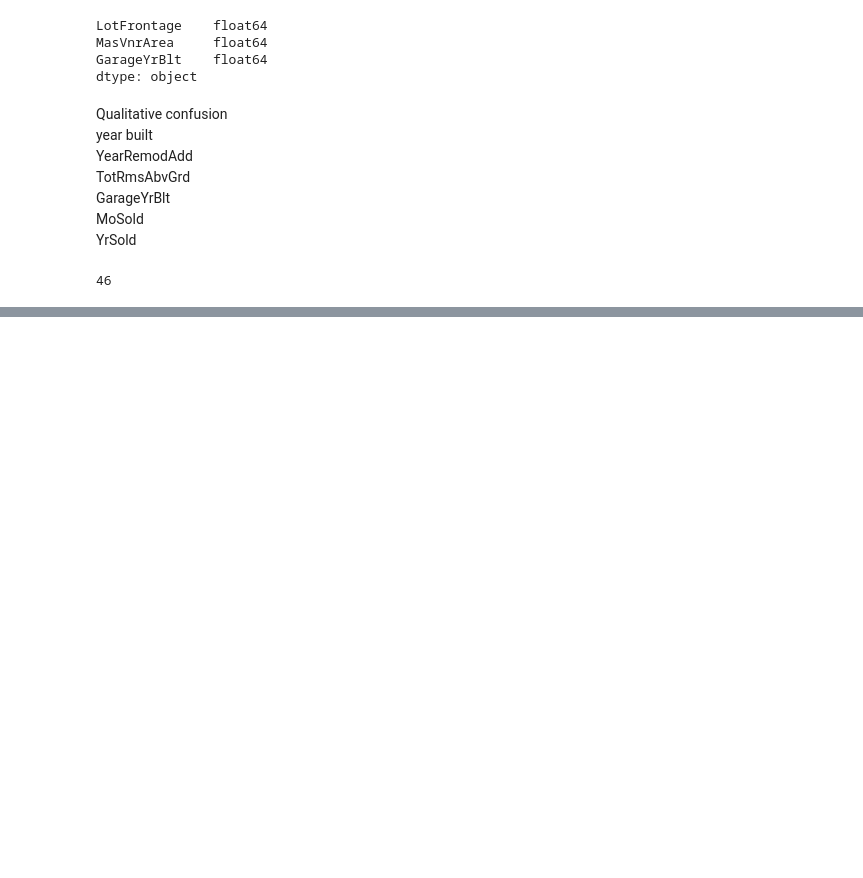
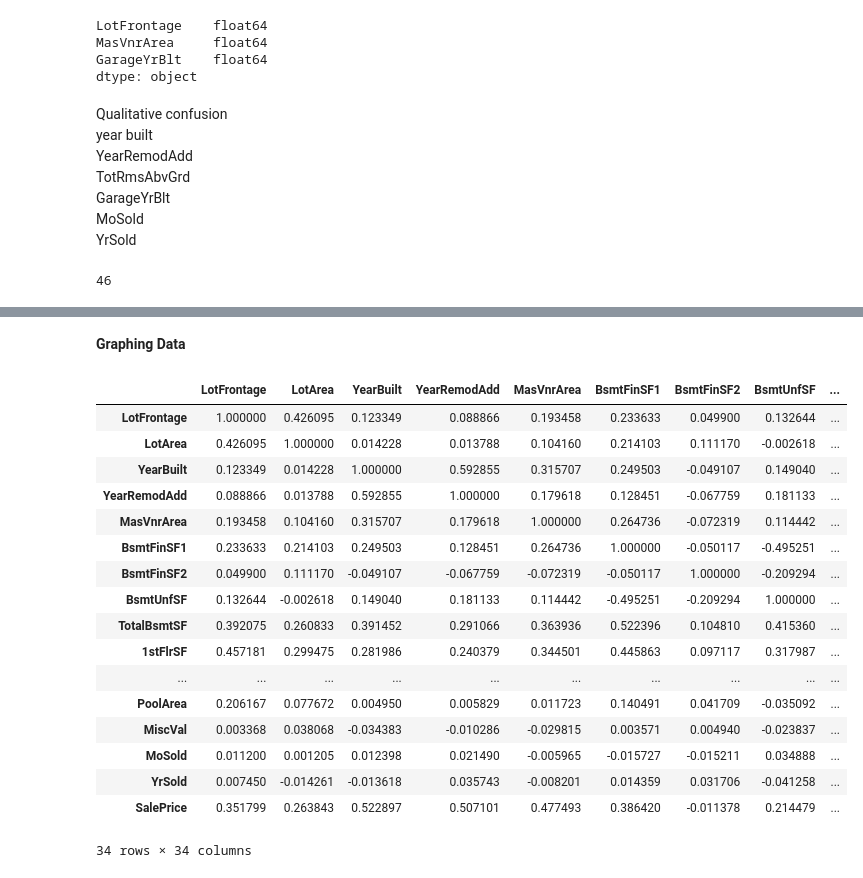
Before and after one commit to sameerkataria/Housing-Prices, a Jupyter notebook: Housing Prices Regression Final Project.ipynb, the cells around one changed output, grey strips where cells are left out. Drawn from its saved outputs; the diff is of its cells as text; code cells hidden in the pictures; blank space fills up the shorter version.

```diff
--- a/Housing Prices Regression Final Project.ipynb
+++ b/Housing Prices Regression Final Project.ipynb
@@ -123,0 +184,2 @@ len(vars_qual)
+# %% [markdown]
+__Graphing Data__
@@ -123,0 +192,21 @@ len(vars_qual)
+# %%
+df_data_quant.corr()
+# %% [output]
+|  | LotFrontage | LotArea | YearBuilt | YearRemodAdd | MasVnrArea | BsmtFinSF1 | BsmtFinSF2 | BsmtUnfSF | ... |
+| LotFrontage | 1.000000 | 0.426095 | 0.123349 | 0.088866 | 0.193458 | 0.233633 | 0.049900 | 0.132644 | ... |
+| LotArea | 0.426095 | 1.000000 | 0.014228 | 0.013788 | 0.104160 | 0.214103 | 0.111170 | -0.002618 | ... |
+| YearBuilt | 0.123349 | 0.014228 | 1.000000 | 0.592855 | 0.315707 | 0.249503 | -0.049107 | 0.149040 | ... |
+| YearRemodAdd | 0.088866 | 0.013788 | 0.592855 | 1.000000 | 0.179618 | 0.128451 | -0.067759 | 0.181133 | ... |
+| MasVnrArea | 0.193458 | 0.104160 | 0.315707 | 0.179618 | 1.000000 | 0.264736 | -0.072319 | 0.114442 | ... |
+| BsmtFinSF1 | 0.233633 | 0.214103 | 0.249503 | 0.128451 | 0.264736 | 1.000000 | -0.050117 | -0.495251 | ... |
+| BsmtFinSF2 | 0.049900 | 0.111170 | -0.049107 | -0.067759 | -0.072319 | -0.050117 | 1.000000 | -0.209294 | ... |
+| BsmtUnfSF | 0.132644 | -0.002618 | 0.149040 | 0.181133 | 0.114442 | -0.495251 | -0.209294 | 1.000000 | ... |
+| TotalBsmtSF | 0.392075 | 0.260833 | 0.391452 | 0.291066 | 0.363936 | 0.522396 | 0.104810 | 0.415360 | ... |
+| 1stFlrSF | 0.457181 | 0.299475 | 0.281986 | 0.240379 | 0.344501 | 0.445863 | 0.097117 | 0.317987 | ... |
+| ... | ... | ... | ... | ... | ... | ... | ... | ... | ... |
+| PoolArea | 0.206167 | 0.077672 | 0.004950 | 0.005829 | 0.011723 | 0.140491 | 0.041709 | -0.035092 | ... |
+| MiscVal | 0.003368 | 0.038068 | -0.034383 | -0.010286 | -0.029815 | 0.003571 | 0.004940 | -0.023837 | ... |
+| MoSold | 0.011200 | 0.001205 | 0.012398 | 0.021490 | -0.005965 | -0.015727 | -0.015211 | 0.034888 | ... |
+| YrSold | 0.007450 | -0.014261 | -0.013618 | 0.035743 | -0.008201 | 0.014359 | 0.031706 | -0.041258 | ... |
+| SalePrice | 0.351799 | 0.263843 | 0.522897 | 0.507101 | 0.477493 | 0.386420 | -0.011378 | 0.214479 | ... |
+34 rows × 34 columns
```
Also changed, not shown: parts of 41 cells of this notebook.
